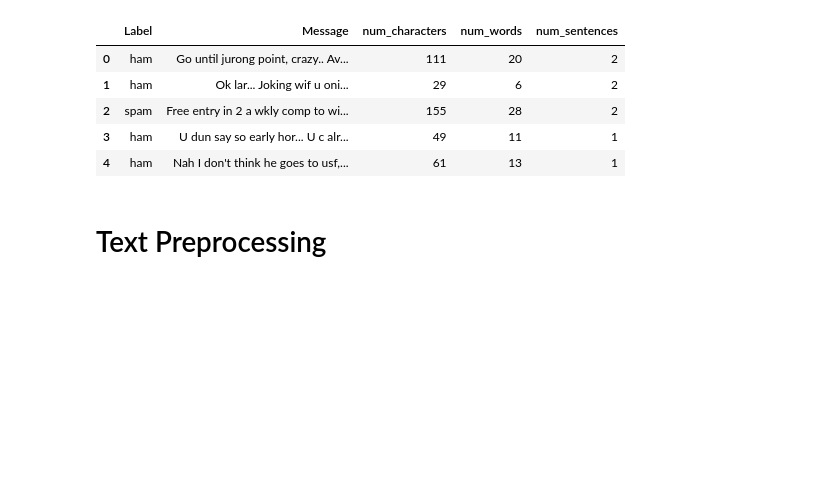
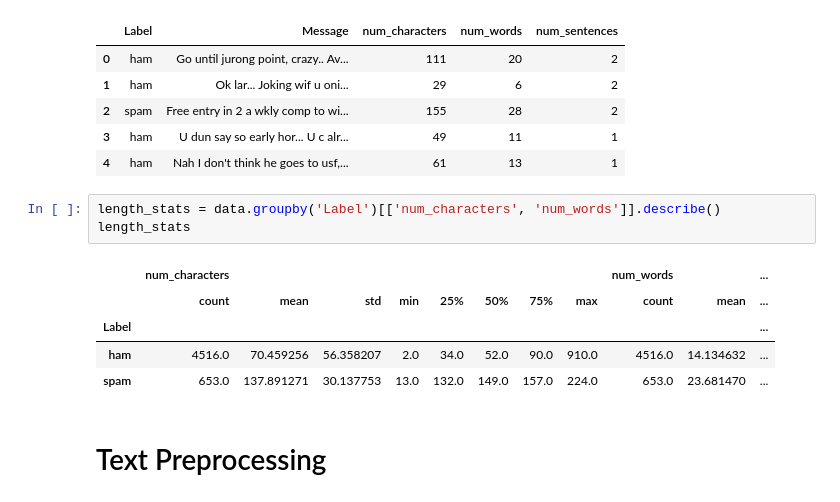
Before and after one commit to Sumitkc74/ds620-tp-spam-detection, a Jupyter notebook: spamassassin_spam_detection.ipynb, the cells around one changed output. Cells and saved outputs as stored; diff of their text form; blank space fills up the shorter version.

```diff
--- a/spamassassin_spam_detection.ipynb
+++ b/spamassassin_spam_detection.ipynb
@@ -148,6 +158,15 @@ data.head()
 | 2 | spam | Free entry in 2 a wkly comp to wi... | 155 | 28 | 2 |
 | 3 | ham | U dun say so early hor... U c alr... | 49 | 11 | 1 |
 | 4 | ham | Nah I don't think he goes to usf,... | 61 | 13 | 1 |
+# %%
+length_stats = data.groupby('Label')[['num_characters', 'num_words']].describe()
+length_stats
+# %% [output]
+|  | num_characters |  |  |  |  |  |  |  | num_words |  | ... |
+|  | count | mean | std | min | 25% | 50% | 75% | max | count | mean | ... |
+| Label |  |  |  |  |  |  |  |  |  |  | ... |
+| ham | 4516.0 | 70.459256 | 56.358207 | 2.0 | 34.0 | 52.0 | 90.0 | 910.0 | 4516.0 | 14.134632 | ... |
+| spam | 653.0 | 137.891271 | 30.137753 | 13.0 | 132.0 | 149.0 | 157.0 | 224.0 | 653.0 | 23.681470 | ... |
 # %% [markdown]
 # Text Preprocessing
 # %%
```
Also changed, not shown: parts of 18 cells of this notebook.
